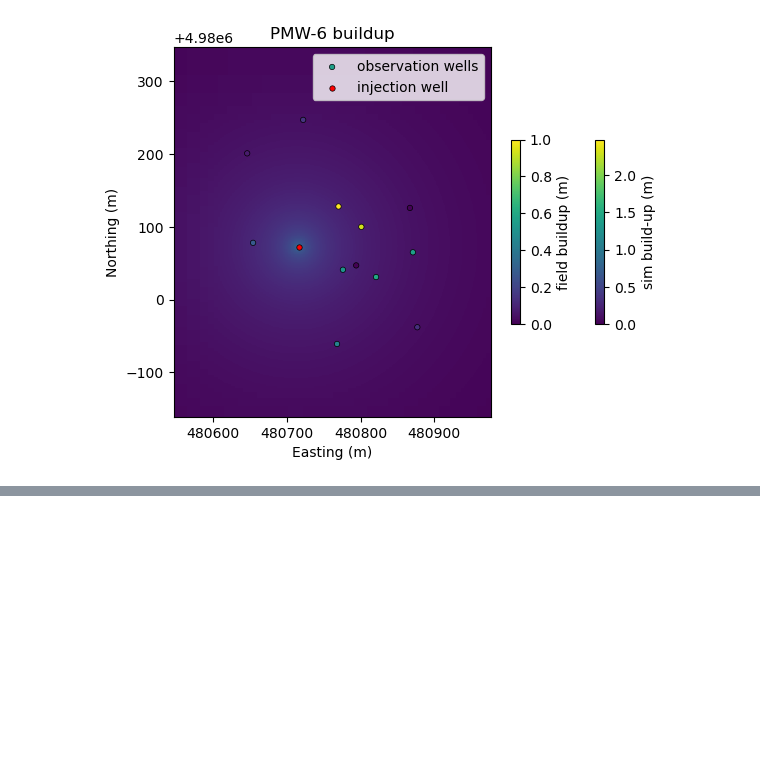
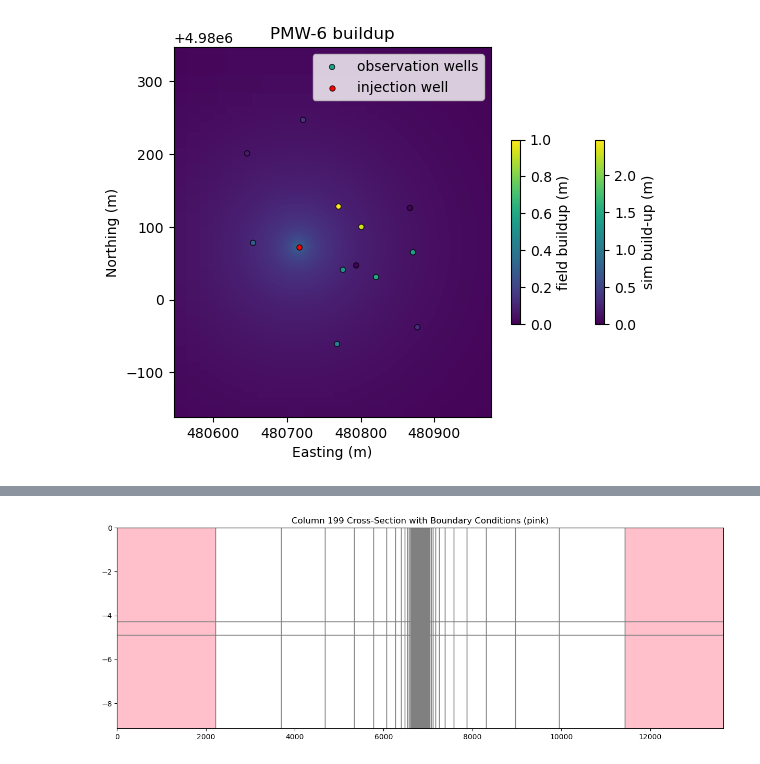
Before and after one commit to philliperalin/MLAC-3D-HT, a Jupyter notebook: src/MODFLOW3D_dev.ipynb, the cells around one changed output, grey strips where cells are left out. Drawn from its saved outputs; the diff is of its cells as text; code cells hidden in the pictures; blank space fills up the shorter version.

```diff
--- a/src/MODFLOW3D_dev.ipynb
+++ b/src/MODFLOW3D_dev.ipynb
@@ -720,0 +914,13 @@ See the caveats in the documentation: https://pandas.pydata.org/pandas-docs/stab
+# %%
+fig = plt.figure(figsize=(15, 5))
+ax = fig.add_subplot(1, 1, 1)
+
+xsect = flopy.plot.PlotCrossSection(model=gwf, line={"Column": 199})
+patches = xsect.plot_bc("WEL", color="pink")
+patches_chd = xsect.plot_bc("CHD", color="pink")
+patches = xsect.plot_ibound()
+linecollection = xsect.plot_grid()
+t = ax.set_title("Column 199 Cross-Section with Boundary Conditions (pink)")
+#ax.set_xlim(6650, 7000)
+# %% [output]
+[figure, added]
```
Also changed, not shown: parts of 20 cells of this notebook, 25 other files.
